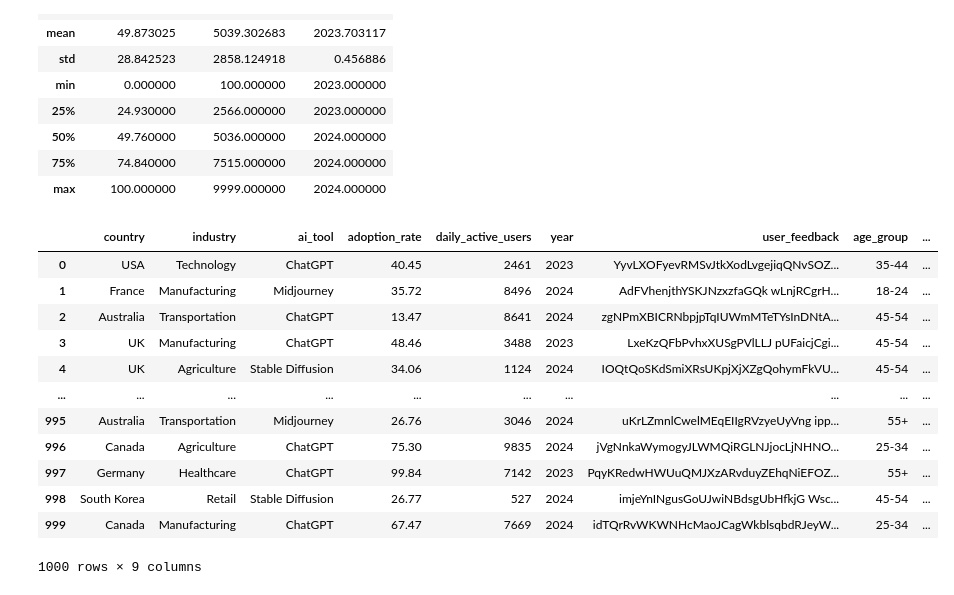
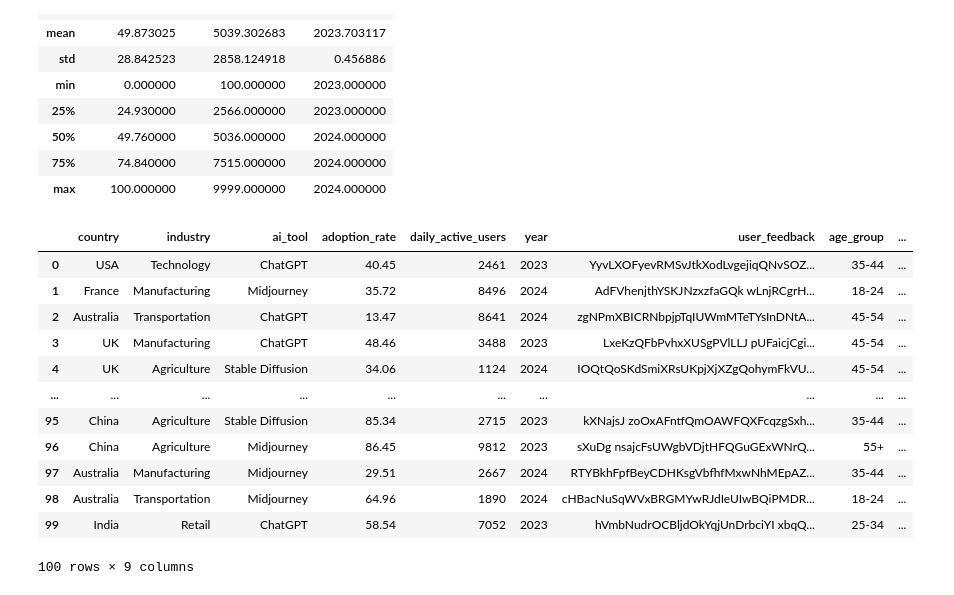
Before and after one commit to raheelam98/DataAnalysis, a Jupyter notebook: EDA/EDA_Sessions_RM/EDA_Session_01_RM.ipynb, the cells around one changed output. Saved outputs shown, nothing was run; the diff lists cells and outputs as text; code cells hidden in the pictures.

```diff
--- a/EDA/EDA_Sessions_RM/EDA_Session_01_RM.ipynb
+++ b/EDA/EDA_Sessions_RM/EDA_Session_01_RM.ipynb
@@ -64,19 +82,19 @@ df.describe()
 | 75% | 74.840000 | 7515.000000 | 2024.000000 |
 | max | 100.000000 | 9999.000000 | 2024.000000 |
 # %%
-# First 1000 rows
-df.head(1000)
+# First 1000 rows - RM
+df.head(100)
 # %% [output]
 |  | country | industry | ai_tool | adoption_rate | daily_active_users | year | user_feedback | age_group | ... |
 | 0 | USA | Technology | ChatGPT | 40.45 | 2461 | 2023 | YyvLXOFyevRMSvJtkXodLvgejiqQNvSOZ... | 35-44 | ... |
 | 1 | France | Manufacturing | Midjourney | 35.72 | 8496 | 2024 | AdFVhenjthYSKJNzxzfaGQk wLnjRCgrH... | 18-24 | ... |
 | 2 | Australia | Transportation | ChatGPT | 13.47 | 8641 | 2024 | zgNPmXBICRNbpjpTqIUWmMTeTYsInDNtA... | 45-54 | ... |
 | 3 | UK | Manufacturing | ChatGPT | 48.46 | 3488 | 2023 | LxeKzQFbPvhxXUSgPVlLLJ pUFaicjCgi... | 45-54 | ... |
 | 4 | UK | Agriculture | Stable Diffusion | 34.06 | 1124 | 2024 | IOQtQoSKdSmiXRsUKpjXjXZgQohymFkVU... | 45-54 | ... |
 | ... | ... | ... | ... | ... | ... | ... | ... | ... | ... |
-| 995 | Australia | Transportation | Midjourney | 26.76 | 3046 | 2024 | uKrLZmnlCwelMEqEIIgRVzyeUyVng ipp... | 55+ | ... |
-| 996 | Canada | Agriculture | ChatGPT | 75.30 | 9835 | 2024 | jVgNnkaWymogyJLWMQiRGLNJjocLjNHNO... | 25-34 | ... |
-| 997 | Germany | Healthcare | ChatGPT | 99.84 | 7142 | 2023 | PqyKRedwHWUuQMJXzARvduyZEhqNiEFOZ... | 55+ | ... |
-| 998 | South Korea | Retail | Stable Diffusion | 26.77 | 527 | 2024 | imjeYnINgusGoUJwiNBdsgUbHfkjG Wsc... | 45-54 | ... |
-| 999 | Canada | Manufacturing | ChatGPT | 67.47 | 7669 | 2024 | idTQrRvWKWNHcMaoJCagWkblsqbdRJeyW... | 25-34 | ... |
+| 95 | China | Agriculture | Stable Diffusion | 85.34 | 2715 | 2023 | kXNajsJ zoOxAFntfQmOAWFQXFcqzgSxh... | 35-44 | ... |
+| 96 | China | Agriculture | Midjourney | 86.45 | 9812 | 2023 | sXuDg nsajcFsUWgbVDjtHFQGuGExWNrQ... | 55+ | ... |
+| 97 | Australia | Manufacturing | Midjourney | 29.51 | 2667 | 2024 | RTYBkhFpfBeyCDHKsgVbfhfMxwNhMEpAZ... | 35-44 | ... |
+| 98 | Australia | Transportation | Midjourney | 64.96 | 1890 | 2024 | cHBacNuSqWVxBRGMYwRJdIeUIwBQiPMDR... | 18-24 | ... |
+| 99 | India | Retail | ChatGPT | 58.54 | 7052 | 2023 | hVmbNudrOCBljdOkYqjUnDrbciYI xbqQ... | 25-34 | ... |
-1000 rows × 9 columns
+100 rows × 9 columns
```
Also changed, not shown: parts of 25 cells of this notebook.
